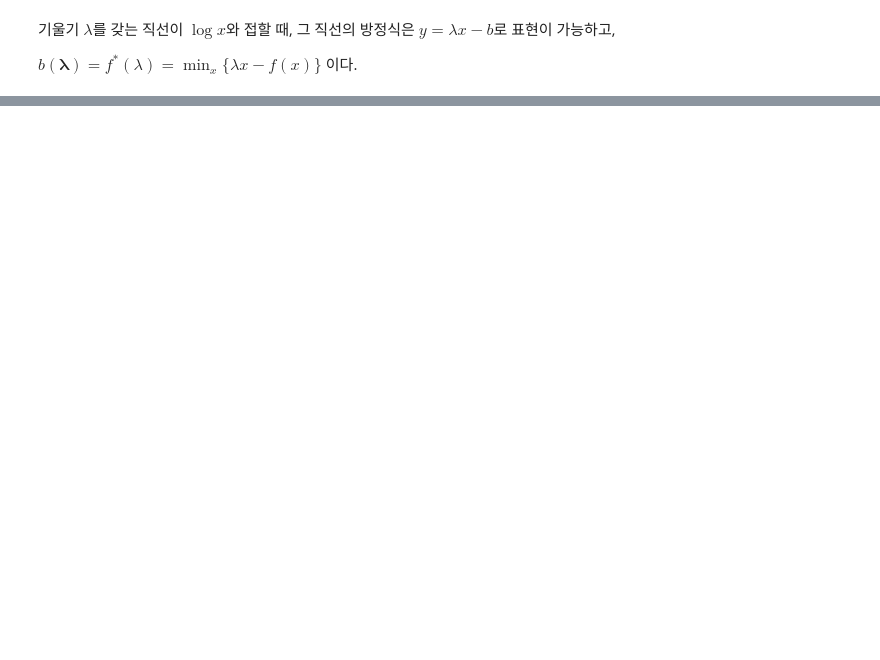
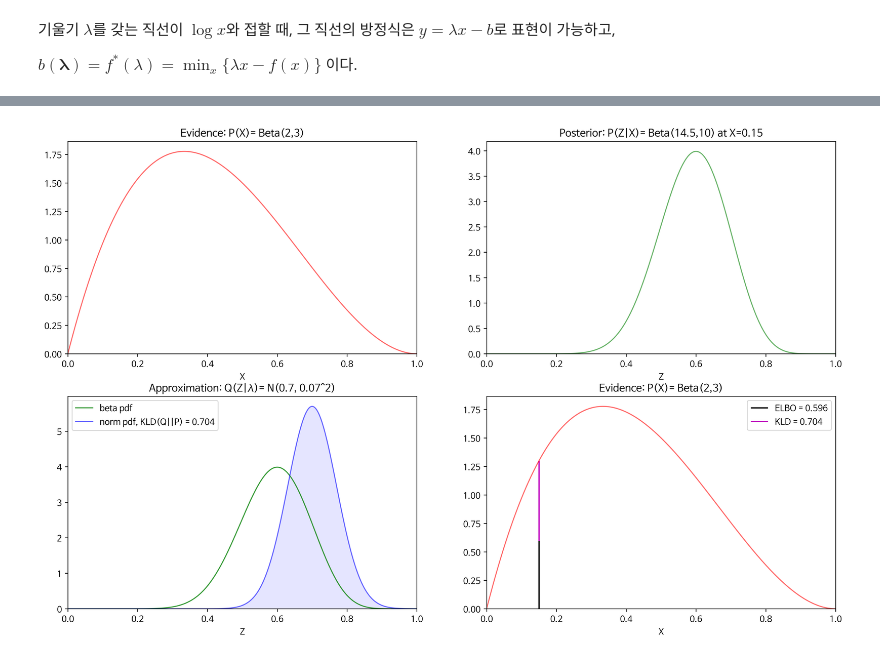
Before and after one commit to hjkornn-phys/Variational-Inference-Tutorial, a Jupyter notebook: CH2.ipynb, the cells around one changed output, grey strips where cells are left out. Saved outputs shown, nothing was run; the diff lists cells and outputs as text; code cells hidden in the pictures; blank space fills up the shorter version.

```diff
--- a/CH2.ipynb
+++ b/CH2.ipynb
@@ -73,0 +157,4 @@ Text(0.5, 1.0, 'log x (검정)과 접하는 직선들(확대됨)')
+# %%
+plot_dist(0.15, 0.7, 0.07)
+# %% [output]
+[figure, added]
```
Also changed, not shown: parts of 9 cells of this notebook.
